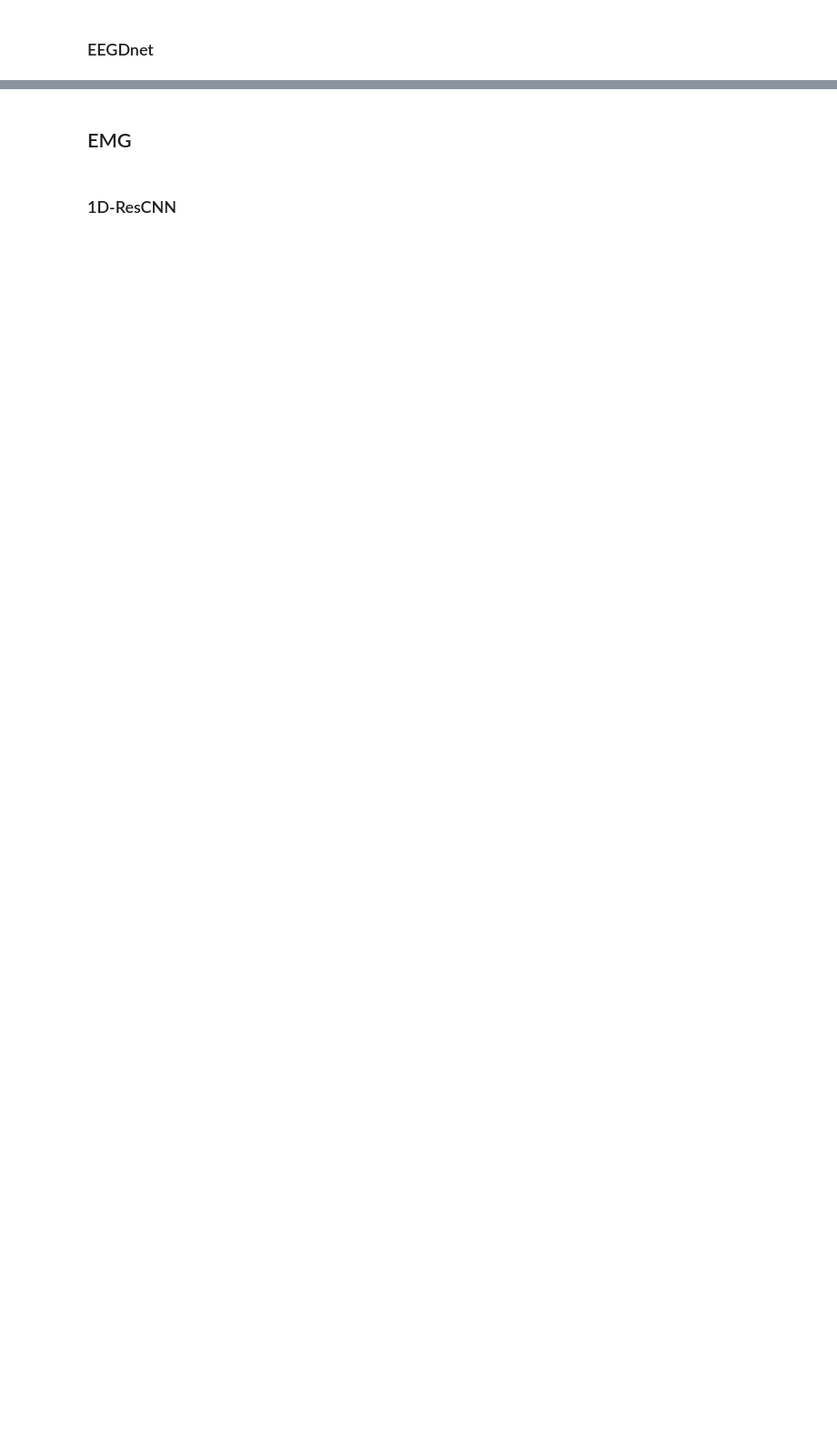
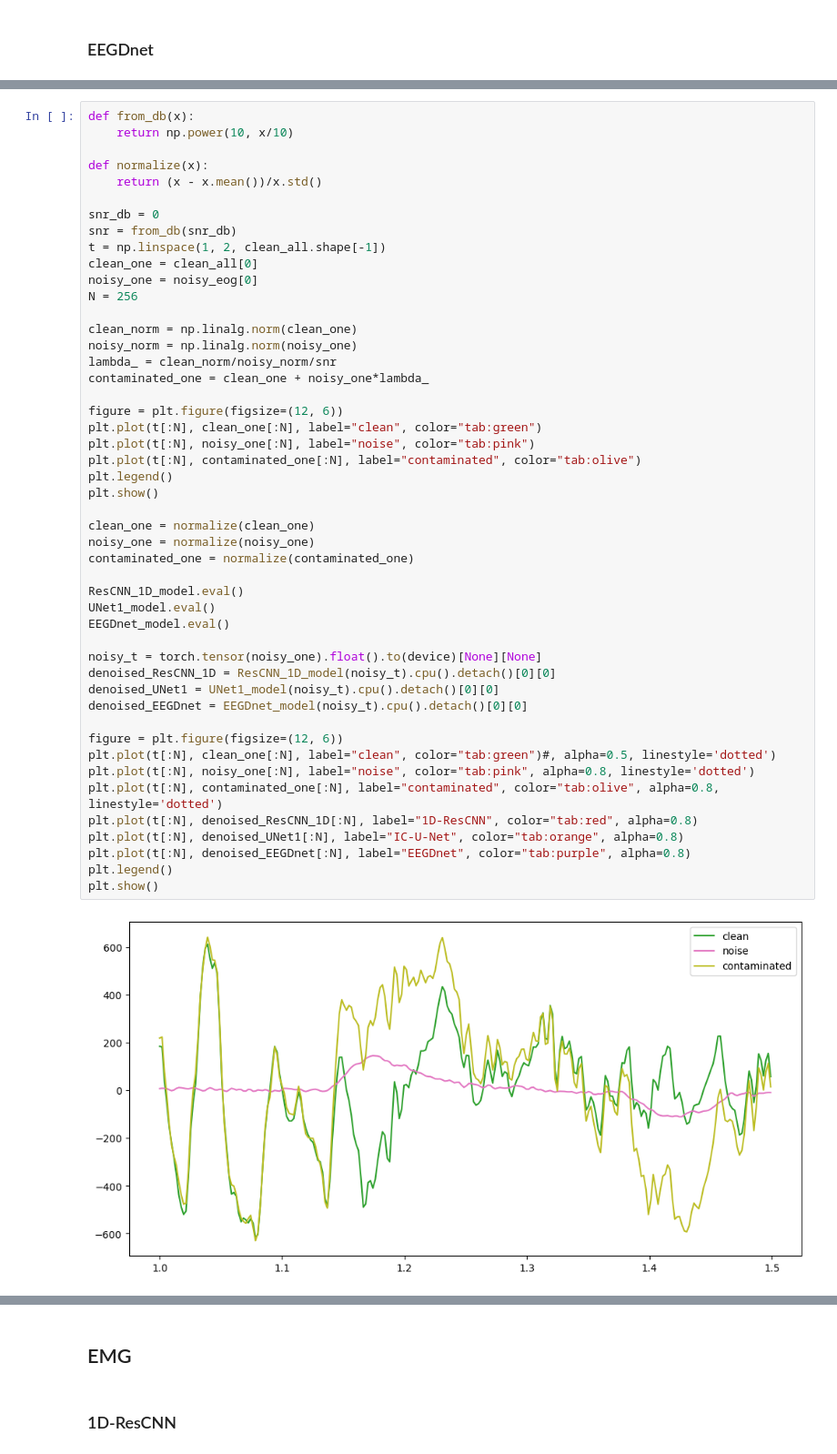
Before and after one commit to dwemer8/EEG-denoising-methods, a Jupyter notebook: EEG_denoising.ipynb, the cells around one changed output, grey strips where cells are left out. Shown at 91% size. Drawn from its saved outputs; the diff is of its cells as text; blank space fills up the shorter version.

```diff
--- a/EEG_denoising.ipynb
+++ b/EEG_denoising.ipynb
@@ -946,0 +984,50 @@ to_df(results)
+# %%
+def from_db(x):
+    return np.power(10, x/10)
+
+def normalize(x):
+    return (x - x.mean())/x.std()
+
+snr_db = 0
+snr = from_db(snr_db)
+t = np.linspace(1, 2, clean_all.shape[-1])
+clean_one = clean_all[0]
+noisy_one = noisy_eog[0]
+N = 256
+
+clean_norm = np.linalg.norm(clean_one)
+noisy_norm = np.linalg.norm(noisy_one)
+lambda_ = clean_norm/noisy_norm/snr
+contaminated_one = clean_one + noisy_one*lambda_
+
+figure = plt.figure(figsize=(12, 6))
+plt.plot(t[:N], clean_one[:N], label="clean", color="tab:green")
+plt.plot(t[:N], noisy_one[:N], label="noise", color="tab:pink")
+plt.plot(t[:N], contaminated_one[:N], label="contaminated", color="tab:olive")
+plt.legend()
+plt.show()
+
+clean_one = normalize(clean_one)
+noisy_one = normalize(noisy_one)
+contaminated_one = normalize(contaminated_one)
+
+ResCNN_1D_model.eval()
+UNet1_model.eval()
+EEGDnet_model.eval()
+
+noisy_t = torch.tensor(noisy_one).float().to(device)[None][None]
+denoised_ResCNN_1D = ResCNN_1D_model(noisy_t).cpu().detach()[0][0]
+denoised_UNet1 = UNet1_model(noisy_t).cpu().detach()[0][0]
+denoised_EEGDnet = EEGDnet_model(noisy_t).cpu().detach()[0][0]
+
+figure = plt.figure(figsize=(12, 6))
+plt.plot(t[:N], clean_one[:N], label="clean", color="tab:green")#, alpha=0.5, linestyle='dotted')
+plt.plot(t[:N], noisy_one[:N], label="noise", color="tab:pink", alpha=0.8, linestyle='dotted')
+plt.plot(t[:N], contaminated_one[:N], label="contaminated", color="tab:olive", alpha=0.8, linestyle='dotted')
+plt.plot(t[:N], denoised_ResCNN_1D[:N], label="1D-ResCNN", color="tab:red", alpha=0.8)
+plt.plot(t[:N], denoised_UNet1[:N], label="IC-U-Net", color="tab:orange", alpha=0.8)
+plt.plot(t[:N], denoised_EEGDnet[:N], label="EEGDnet", color="tab:purple", alpha=0.8)
+plt.legend()
+plt.show()
+# %% [output]
+[figure, added]
```
Also changed, not shown: parts of 23 cells of this notebook.
